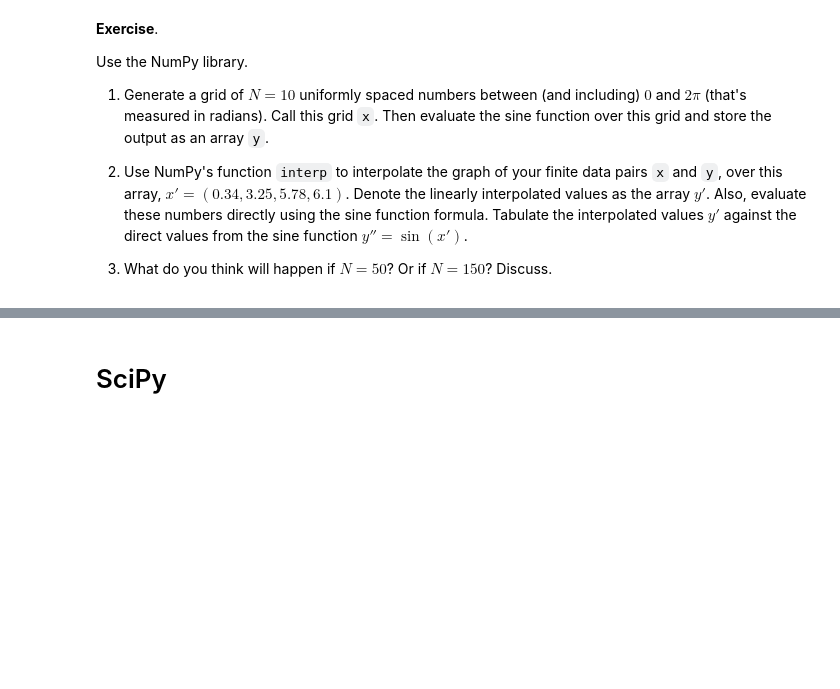
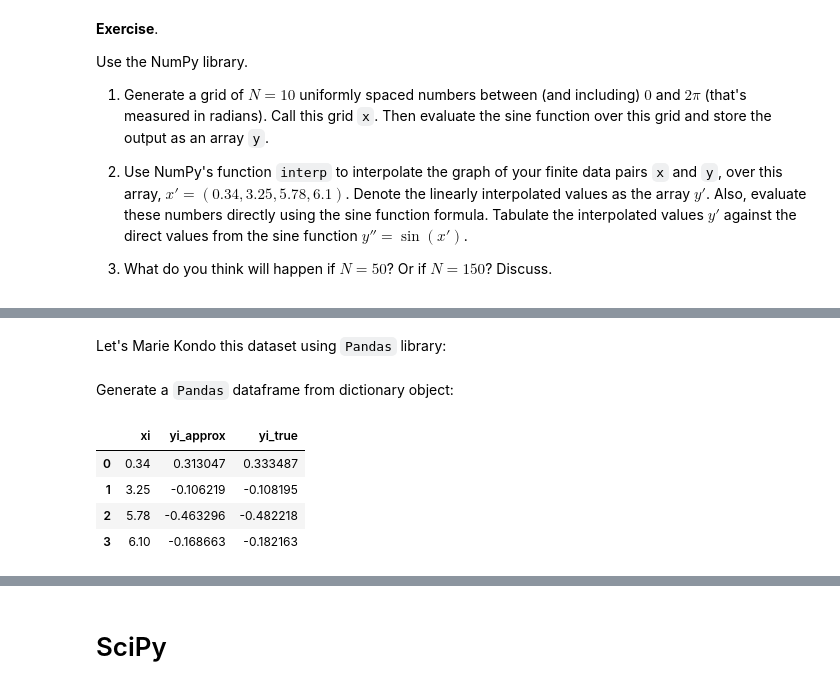
Before and after one commit to phantomachine/macroteoria, a Jupyter notebook: exercises1/Leotards and Legwarmers.ipynb, the cells around one changed output, grey strips where cells are left out. Cells and saved outputs as stored; diff of their text form; code cells hidden in the pictures; blank space fills up the shorter version.

```diff
--- a/exercises1/Leotards and Legwarmers.ipynb
+++ b/exercises1/Leotards and Legwarmers.ipynb
@@ -122,0 +285,3 @@ Use the NumPy library.
+# %%
+# True data generating model evaluated at xi
+yi_true = np.sin(xi)
@@ -122,0 +290,16 @@ Use the NumPy library.
+# %%
+# Store data in a DICTIONARY
+def data_to_dict(xi, yi_approx, yi_true):
+    """A dictionary stores each data element
+    by a unique 'key' element."""
+    dicky = {
+            'xi'        : xi,
+            'yi_approx' : yi_approx,
+            'yi_true'   : yi_true,
+        }
+    return dicky
+# %%
+# Invoke function to convert data series into DICTIONARY
+ricardinho = data_to_dict(xi, yi_approx, yi_true)
+# %% [markdown]
+Let's Marie Kondo this dataset using ``Pandas`` library:
@@ -122,0 +308,13 @@ Use the NumPy library.
+# %% [markdown]
+Generate a ``Pandas`` dataframe from dictionary object:
+# %%
+df = pd.DataFrame.from_dict(ricardinho)
+# %%
+# Show to screen
+df
+# %% [output]
+|  | xi | yi_approx | yi_true |
+| 0 | 0.34 | 0.313047 | 0.333487 |
+| 1 | 3.25 | -0.106219 | -0.108195 |
+| 2 | 5.78 | -0.463296 | -0.482218 |
+| 3 | 6.10 | -0.168663 | -0.182163 |
```
Also changed, not shown: parts of 70 cells of this notebook.
